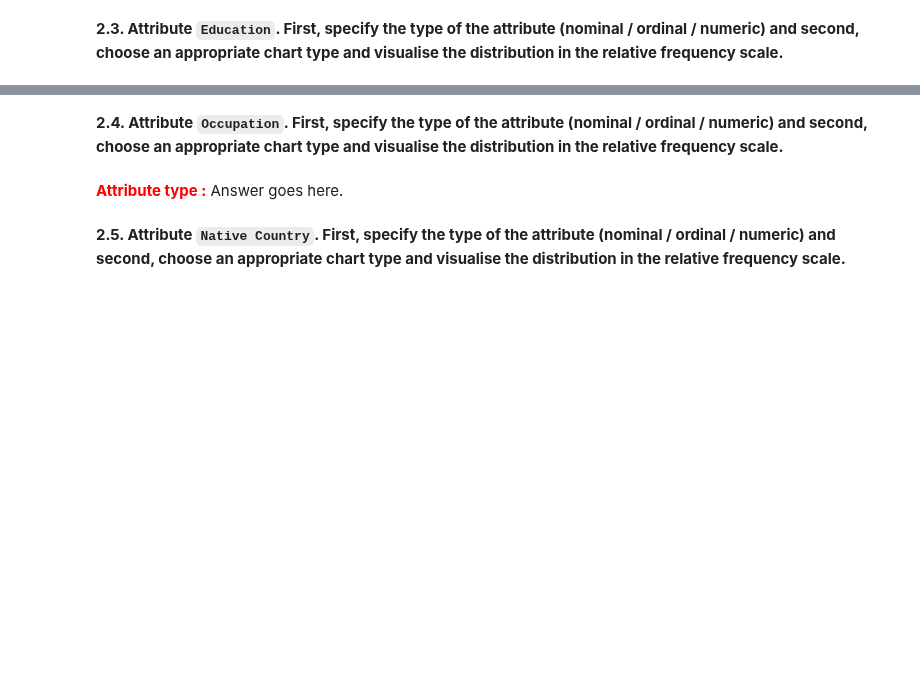
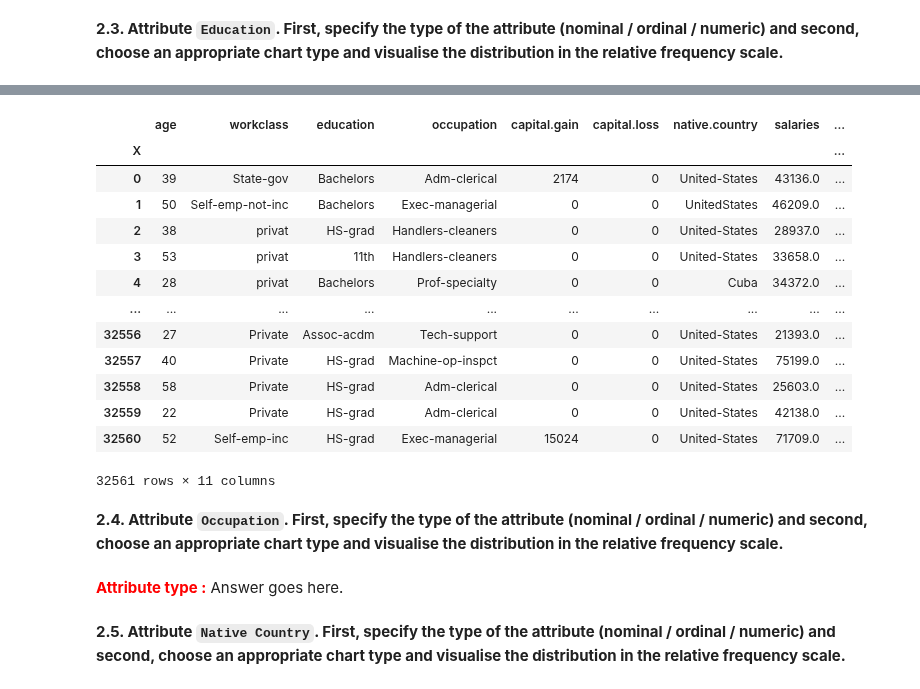
Before and after one commit to enliktjioe/bda2020, a Jupyter notebook: HW1/Homework_01.ipynb, the cells around one changed output, grey strips where cells are left out. Saved outputs shown, nothing was run; the diff lists cells and outputs as text; code cells hidden in the pictures; blank space fills up the shorter version.

```diff
--- a/HW1/Homework_01.ipynb
+++ b/HW1/Homework_01.ipynb
@@ -199,3 +246,32 @@ else:
+# %%
+# TODO
+fig = plt.figure()
+
+ax = plt.subplot(111)
+ax.hist(data['workclass'],
+         width = 0.5,
+         weights = np.ones(len(data['workclass'])) / len(data['workclass'])
+        )
+ax.set_title('Relative Frequency Scale Histogram')
+plt.xticks(rotation=90)
+plt.show()
+
+data
+# %% [output]
+|  | age | workclass | education | occupation | capital.gain | capital.loss | native.country | salaries | ... |
+| X |  |  |  |  |  |  |  |  | ... |
+| 0 | 39 | State-gov | Bachelors | Adm-clerical | 2174 | 0 | United-States | 43136.0 | ... |
+| 1 | 50 | Self-emp-not-inc | Bachelors | Exec-managerial | 0 | 0 | UnitedStates | 46209.0 | ... |
+| 2 | 38 | privat | HS-grad | Handlers-cleaners | 0 | 0 | United-States | 28937.0 | ... |
+| 3 | 53 | privat | 11th | Handlers-cleaners | 0 | 0 | United-States | 33658.0 | ... |
+| 4 | 28 | privat | Bachelors | Prof-specialty | 0 | 0 | Cuba | 34372.0 | ... |
+| ... | ... | ... | ... | ... | ... | ... | ... | ... | ... |
+| 32556 | 27 | Private | Assoc-acdm | Tech-support | 0 | 0 | United-States | 21393.0 | ... |
+| 32557 | 40 | Private | HS-grad | Machine-op-inspct | 0 | 0 | United-States | 75199.0 | ... |
+| 32558 | 58 | Private | HS-grad | Adm-clerical | 0 | 0 | United-States | 25603.0 | ... |
+| 32559 | 22 | Private | HS-grad | Adm-clerical | 0 | 0 | United-States | 42138.0 | ... |
+| 32560 | 52 | Self-emp-inc | HS-grad | Exec-managerial | 15024 | 0 | United-States | 71709.0 | ... |
+32561 rows × 11 columns
 # %% [markdown]
 **2.4. Attribute `Occupation`. First, specify the type of the attribute (nominal / ordinal / numeric) and second, choose an appropriate chart type and visualise the distribution in the relative frequency scale.**
 # %% [markdown]
```
Also changed, not shown: parts of 10 cells of this notebook.
